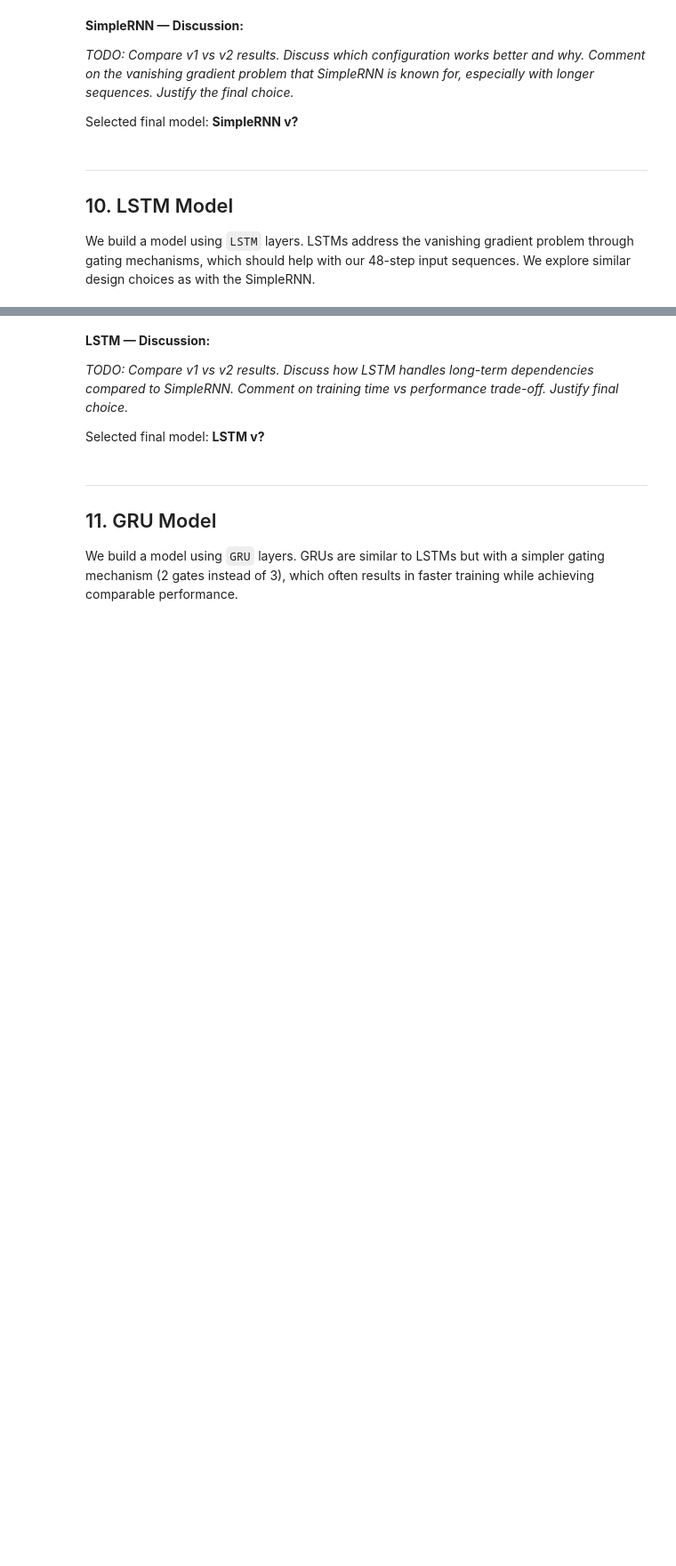
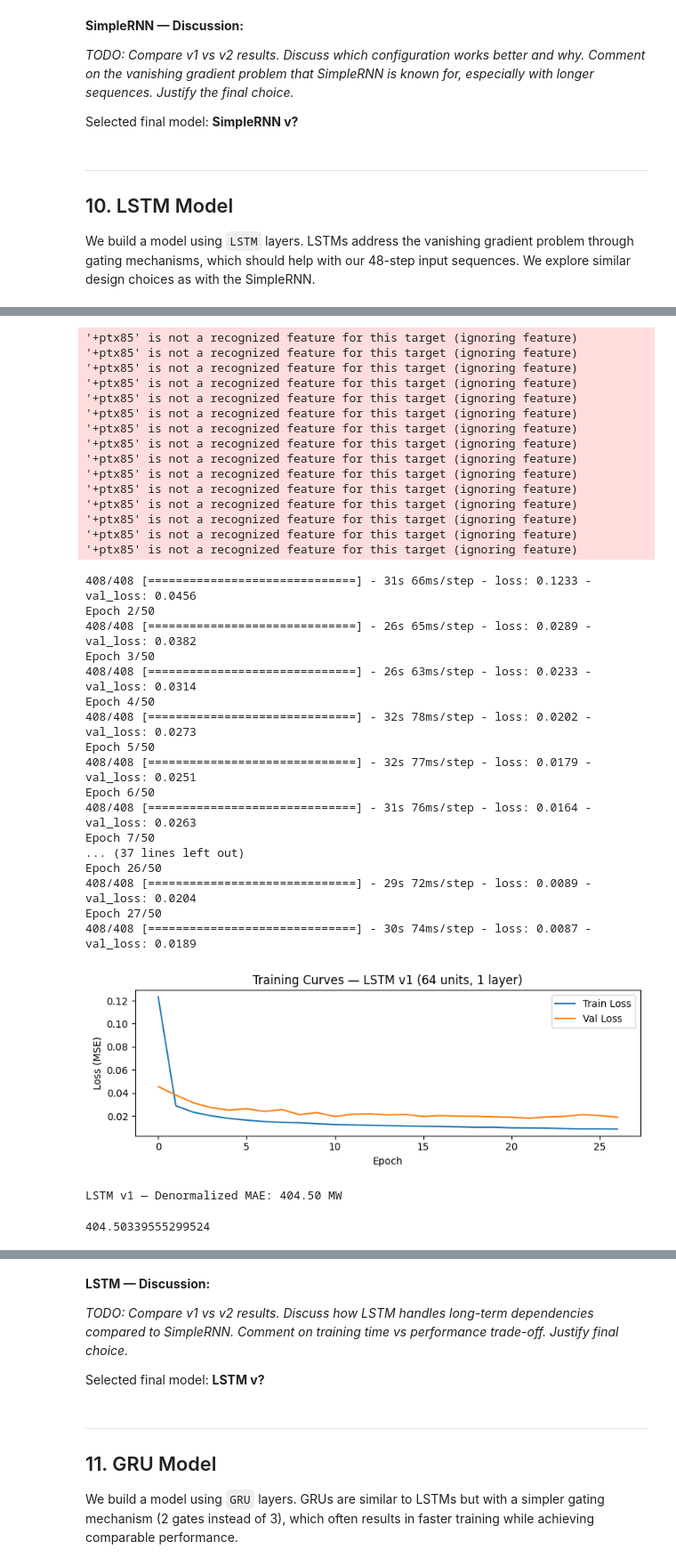
Before and after one commit to lupitia1/DL_Practice_2, a Jupyter notebook: P2_Electricity_Load_Forecasting.ipynb, the cells around one changed output, grey strips where cells are left out. Shown at 89% size. Saved outputs shown, nothing was run; the diff lists cells and outputs as text; code cells hidden in the pictures; blank space fills up the shorter version.

```diff
--- a/P2_Electricity_Load_Forecasting.ipynb
+++ b/P2_Electricity_Load_Forecasting.ipynb
@@ -323,7 +727,7 @@ We build a model using `LSTM` layers. LSTMs address the vanishing gradient probl
 # %%
 # --- Experiment 1: LSTM with 1 layer, 64 units ---
 model_lstm_v1 = keras.Sequential([
-    layers.LSTM(64, input_shape=(SEQ_LEN, n_features)),
+    layers.LSTM(64, input_shape=(SEQ_LEN, n_features), unroll=True),
     layers.Dense(1)
 ], name="LSTM_v1")
 
@@ -343,3 +747,4 @@ history_lstm_v1 = model_lstm_v1.fit(
 
 plot_training_history(history_lstm_v1, "LSTM v1 (64 units, 1 layer)")
 evaluate_model(model_lstm_v1, X_test, y_test, "LSTM v1")
+# %% [output]
@@ -346,3 +753,38 @@ evaluate_model(model_lstm_v1, X_test, y_test, "LSTM v1")
+'+ptx85' is not a recognized feature for this target (ignoring feature)
+'+ptx85' is not a recognized feature for this target (ignoring feature)
+'+ptx85' is not a recognized feature for this target (ignoring feature)
+'+ptx85' is not a recognized feature for this target (ignoring feature)
+'+ptx85' is not a recognized feature for this target (ignoring feature)
+'+ptx85' is not a recognized feature for this target (ignoring feature)
+'+ptx85' is not a recognized feature for this target (ignoring feature)
+'+ptx85' is not a recognized feature for this target (ignoring feature)
+'+ptx85' is not a recognized feature for this target (ignoring feature)
+'+ptx85' is not a recognized feature for this target (ignoring feature)
+'+ptx85' is not a recognized feature for this target (ignoring feature)
+'+ptx85' is not a recognized feature for this target (ignoring feature)
+'+ptx85' is not a recognized feature for this target (ignoring feature)
+'+ptx85' is not a recognized feature for this target (ignoring feature)
+'+ptx85' is not a recognized feature for this target (ignoring feature)
+408/408 [==============================] - 31s 66ms/step - loss: 0.1233 - val_loss: 0.0456
+Epoch 2/50
+408/408 [==============================] - 26s 65ms/step - loss: 0.0289 - val_loss: 0.0382
+Epoch 3/50
+408/408 [==============================] - 26s 63ms/step - loss: 0.0233 - val_loss: 0.0314
+Epoch 4/50
+408/408 [==============================] - 32s 78ms/step - loss: 0.0202 - val_loss: 0.0273
+Epoch 5/50
+408/408 [==============================] - 32s 77ms/step - loss: 0.0179 - val_loss: 0.0251
+Epoch 6/50
+408/408 [==============================] - 31s 76ms/step - loss: 0.0164 - val_loss: 0.0263
+Epoch 7/50
+... (37 lines left out)
+Epoch 26/50
+408/408 [==============================] - 29s 72ms/step - loss: 0.0089 - val_loss: 0.0204
+Epoch 27/50
+408/408 [==============================] - 30s 74ms/step - loss: 0.0087 - val_loss: 0.0189
+[figure, added]
+LSTM v1 — Denormalized MAE: 404.50 MW
+404.50339555299524
 # %%
 # --- Experiment 2: LSTM with 2 stacked layers + dropout ---
 model_lstm_v2 = keras.Sequential([
```
Also changed, not shown: parts of 23 cells of this notebook.
